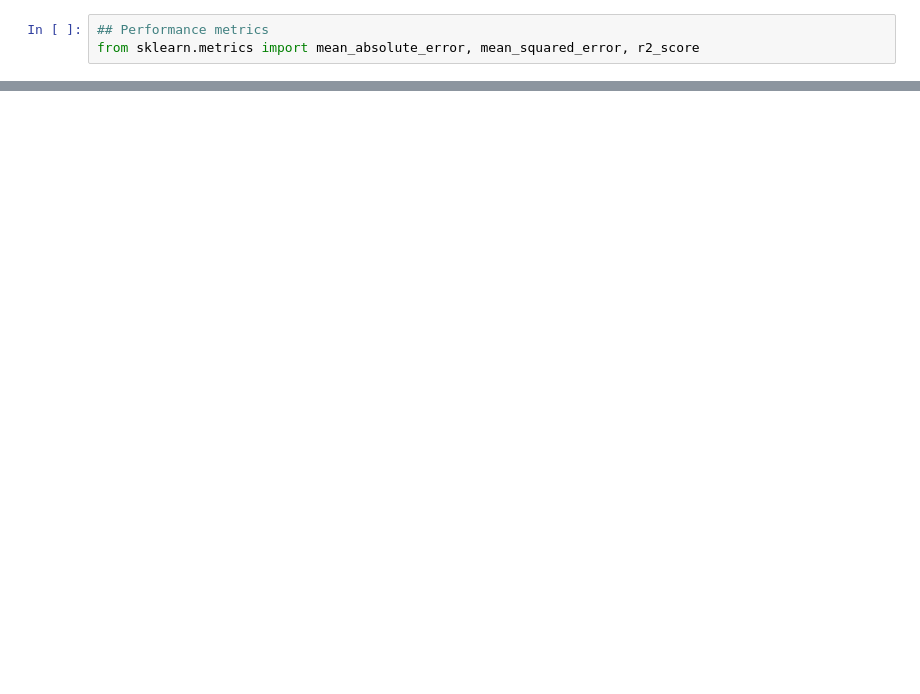
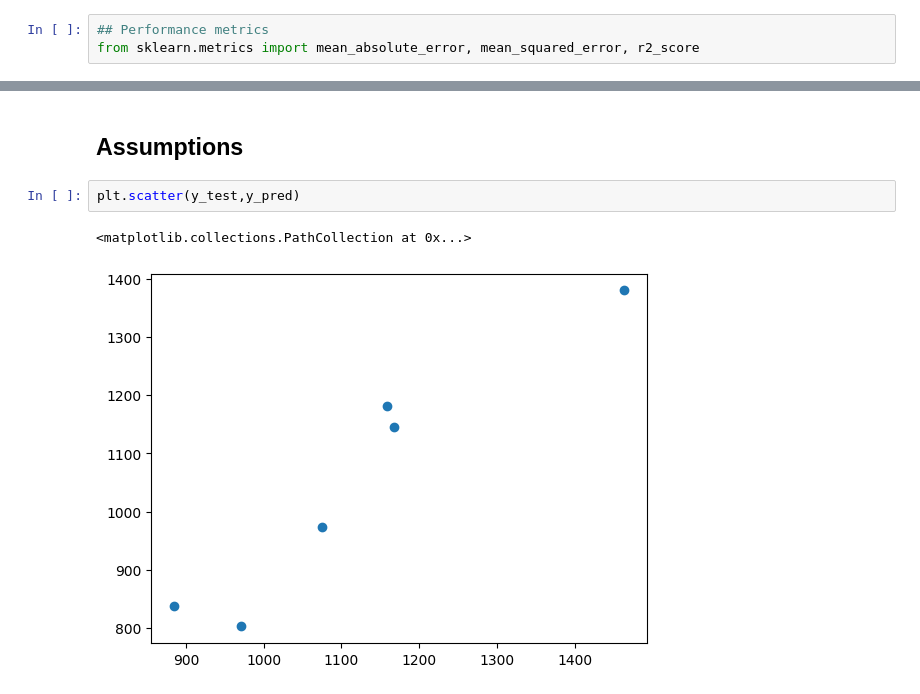
Before and after one commit to Rudrashish-Palav/Linear_Regression, a Jupyter notebook: Multiple_Linear_Regression.ipynb, the cells around one changed output, grey strips where cells are left out. Saved outputs shown, nothing was run; the diff lists cells and outputs as text; blank space fills up the shorter version.

```diff
--- a/Multiple_Linear_Regression.ipynb
+++ b/Multiple_Linear_Regression.ipynb
@@ -156,0 +157,7 @@ print(rmse)
+# %% [markdown]
+## Assumptions
+# %%
+plt.scatter(y_test,y_pred)
+# %% [output]
+<matplotlib.collections.PathCollection at 0x...>
+[figure, added]
```
Also changed, not shown: parts of 13 cells of this notebook, 1 other file.
